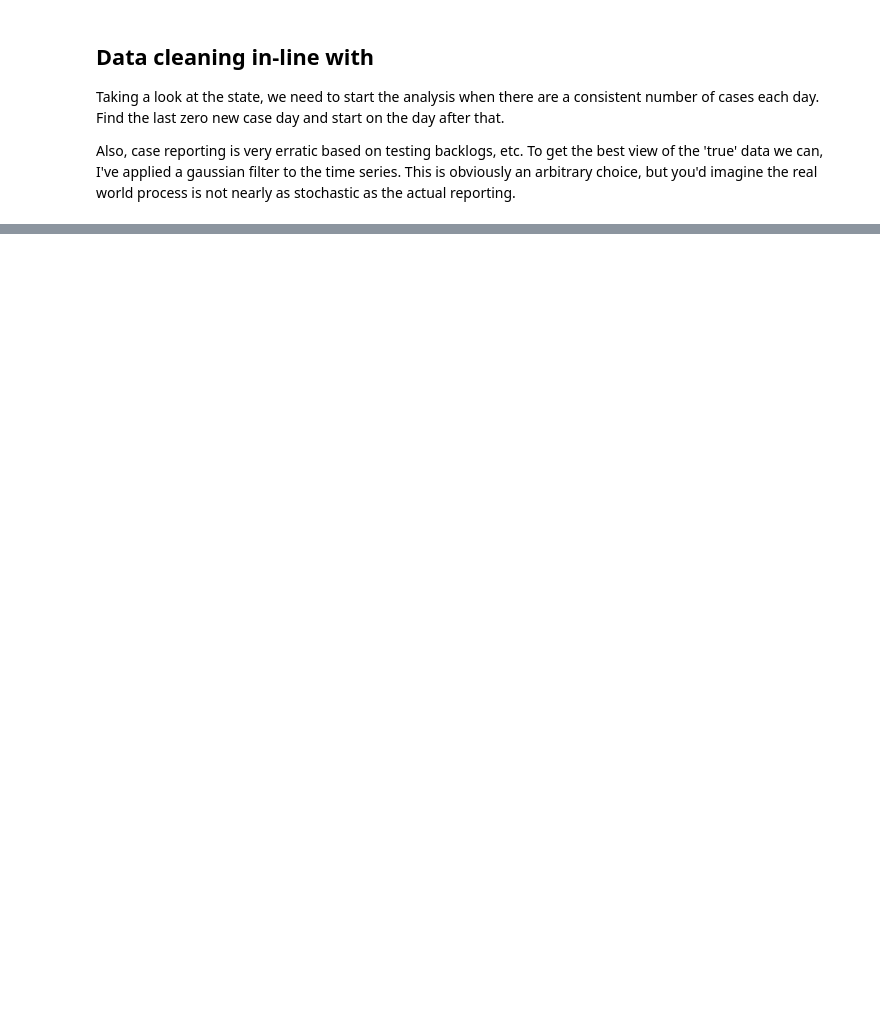
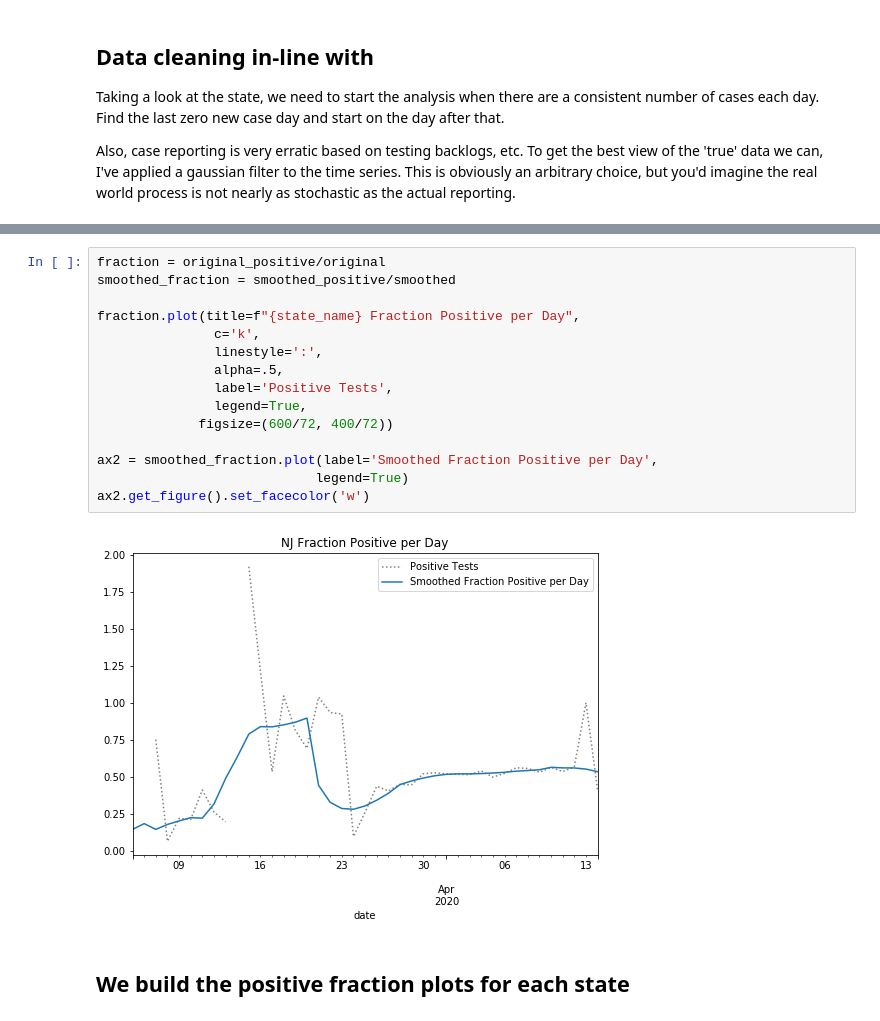
Before and after one commit to wdempsey/covid-umich, a Jupyter notebook: methods/us_testing.ipynb, the cells around one changed output, grey strips where cells are left out. Drawn from its saved outputs; the diff is of its cells as text; blank space fills up the shorter version.

```diff
--- a/methods/us_testing.ipynb
+++ b/methods/us_testing.ipynb
@@ -120,0 +103,19 @@ ax3.get_figure().set_facecolor('w')
+# %%
+fraction = original_positive/original
+smoothed_fraction = smoothed_positive/smoothed
+
+fraction.plot(title=f"{state_name} Fraction Positive per Day",
+               c='k',
+               linestyle=':',
+               alpha=.5,
+               label='Positive Tests',
+               legend=True,
+             figsize=(600/72, 400/72))
+
+ax2 = smoothed_fraction.plot(label='Smoothed Fraction Positive per Day',
+                            legend=True)
+ax2.get_figure().set_facecolor('w')
+# %% [output]
+[figure, added]
+# %% [markdown]
+## We build the positive fraction plots for each state
```
Also changed, not shown: parts of 3 cells of this notebook.
